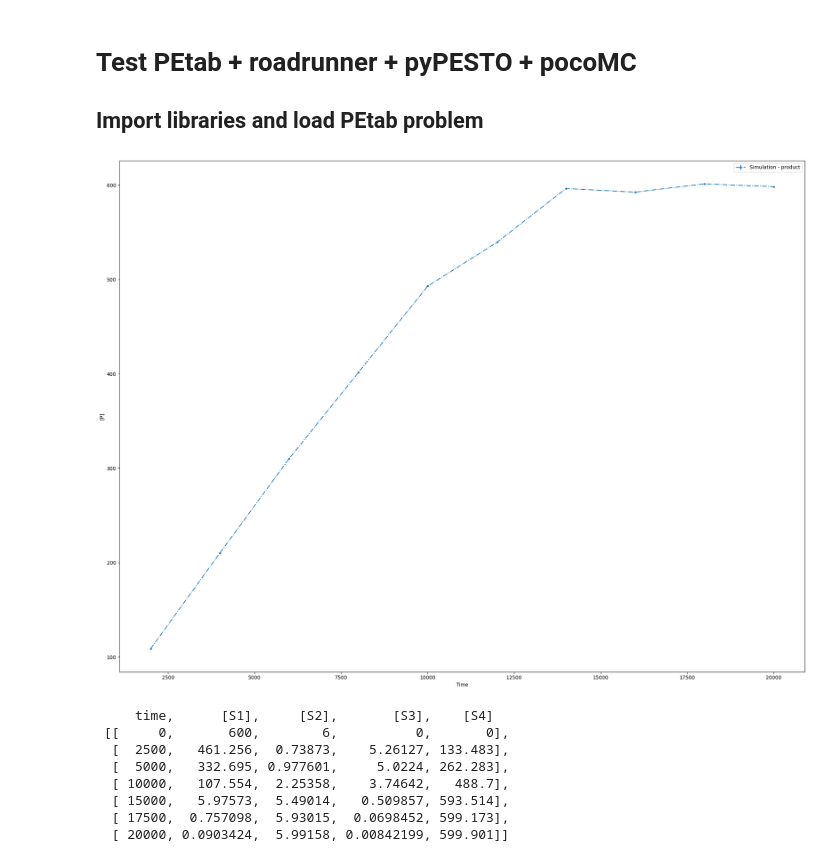
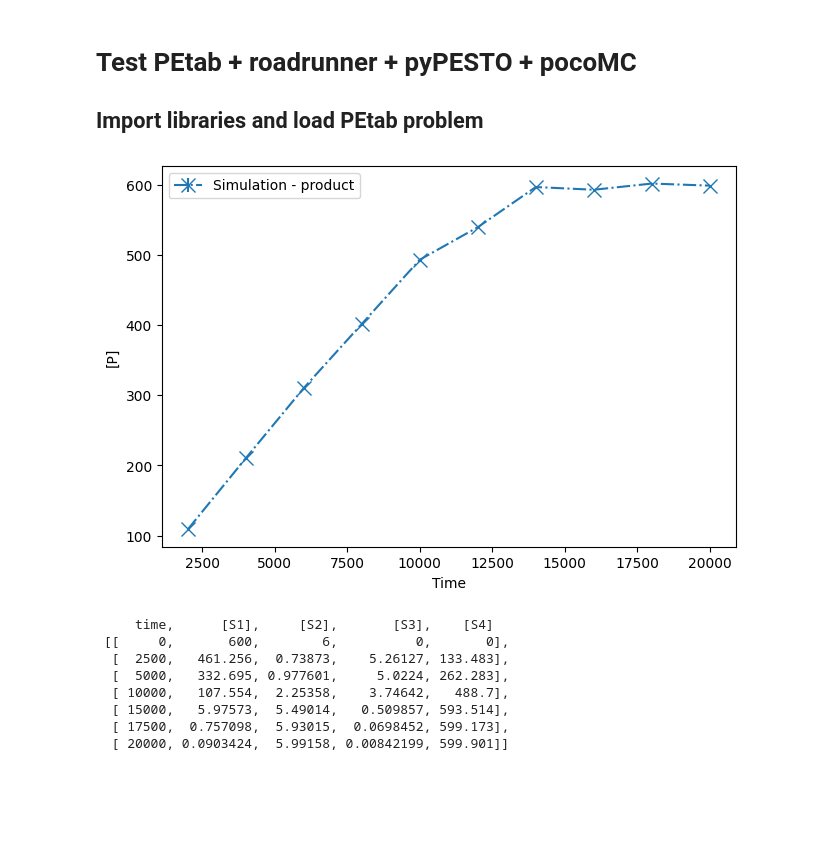
Before and after one commit to LarkinIt/BayesianBenchmark, a Jupyter notebook: test_pipeline.ipynb, the cells around one changed output. Cells and saved outputs as stored; diff of their text form; code cells hidden in the pictures; blank space fills up the shorter version.

```diff
--- a/test_pipeline.ipynb
+++ b/test_pipeline.ipynb
@@ -29,8 +30,9 @@ importer = pypesto_rr.PetabImporterRR(petab_problem)
 problem = importer.create_problem()
 # %%
 petab.visualize.plot_problem(petab_problem);
+plt.gcf().set_size_inches(6, 4)
 # %% [output]
-[figure, old version]
+[figure, new version]
 # %%
 # direct simulation of the model using roadrunner
 sim_res = problem.objective.roadrunner_instance.simulate(
```
Also changed, not shown: parts of 26 cells of this notebook.
